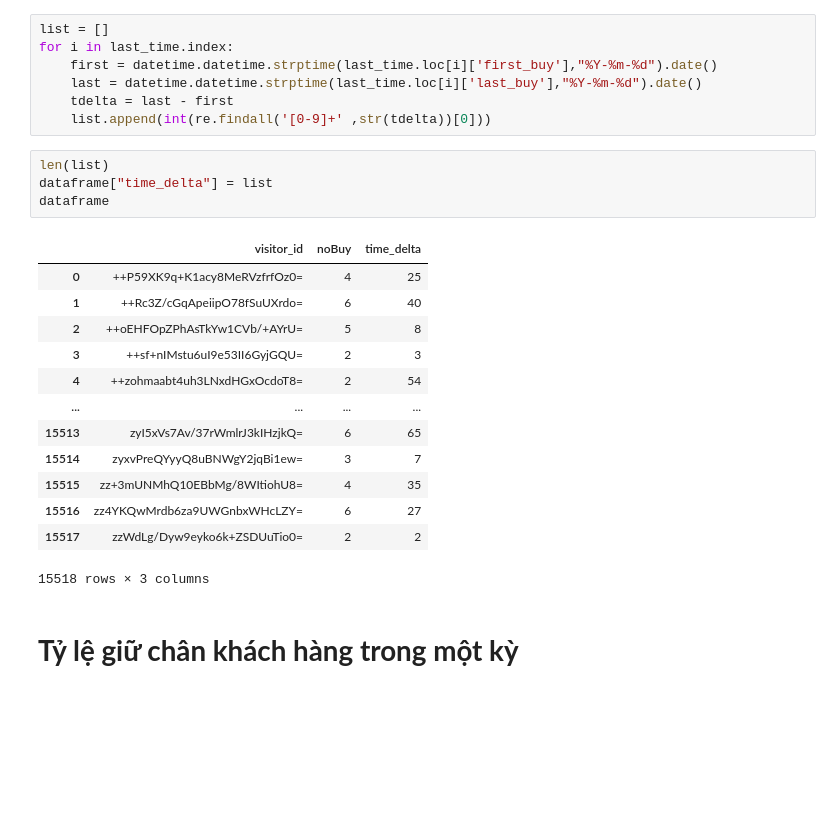
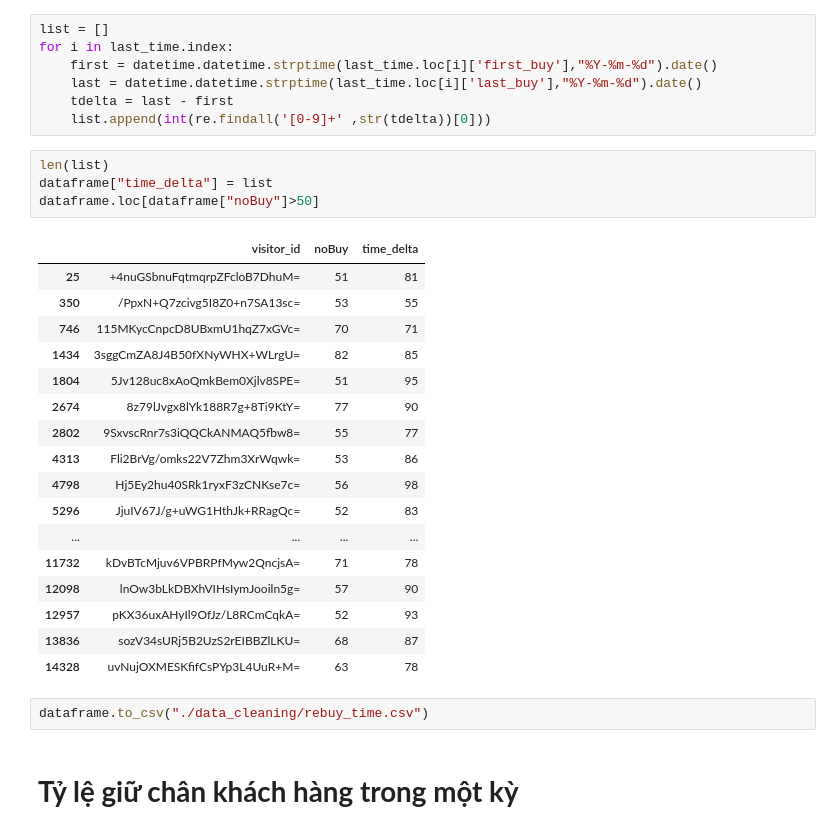
Before and after one commit to Windlee2705/Bussiness-Data-Analyst, a Jupyter notebook: cleaning/communication.ipynb, the cells around one changed output. Drawn from its saved outputs; the diff is of its cells as text; blank space fills up the shorter version.

Commit message:
analyst data report

```diff
--- a/cleaning/communication.ipynb
+++ b/cleaning/communication.ipynb
@@ -406,21 +406,27 @@ for i in last_time.index:
 # %%
 len(list)
 dataframe["time_delta"] = list
-dataframe
+dataframe.loc[dataframe["noBuy"]>50]
 # %% [output]
 |  | visitor_id | noBuy | time_delta |
-| 0 | ++P59XK9q+K1acy8MeRVzfrfOz0= | 4 | 25 |
-| 1 | ++Rc3Z/cGqApeiipO78fSuUXrdo= | 6 | 40 |
-| 2 | ++oEHFOpZPhAsTkYw1CVb/+AYrU= | 5 | 8 |
-| 3 | ++sf+nIMstu6uI9e53II6GyjGQU= | 2 | 3 |
-| 4 | ++zohmaabt4uh3LNxdHGxOcdoT8= | 2 | 54 |
+| 25 | +4nuGSbnuFqtmqrpZFcloB7DhuM= | 51 | 81 |
+| 350 | /PpxN+Q7zcivg5I8Z0+n7SA13sc= | 53 | 55 |
+| 746 | 115MKycCnpcD8UBxmU1hqZ7xGVc= | 70 | 71 |
+| 1434 | 3sggCmZA8J4B50fXNyWHX+WLrgU= | 82 | 85 |
+| 1804 | 5Jv128uc8xAoQmkBem0Xjlv8SPE= | 51 | 95 |
+| 2674 | 8z79lJvgx8lYk188R7g+8Ti9KtY= | 77 | 90 |
+| 2802 | 9SxvscRnr7s3iQQCkANMAQ5fbw8= | 55 | 77 |
+| 4313 | Fli2BrVg/omks22V7Zhm3XrWqwk= | 53 | 86 |
+| 4798 | Hj5Ey2hu40SRk1ryxF3zCNKse7c= | 56 | 98 |
+| 5296 | JjuIV67J/g+uWG1HthJk+RRagQc= | 52 | 83 |
 | ... | ... | ... | ... |
-| 15513 | zyI5xVs7Av/37rWmlrJ3kIHzjkQ= | 6 | 65 |
-| 15514 | zyxvPreQYyyQ8uBNWgY2jqBi1ew= | 3 | 7 |
-| 15515 | zz+3mUNMhQ10EBbMg/8WItiohU8= | 4 | 35 |
-| 15516 | zz4YKQwMrdb6za9UWGnbxWHcLZY= | 6 | 27 |
-| 15517 | zzWdLg/Dyw9eyko6k+ZSDUuTio0= | 2 | 2 |
+| 11732 | kDvBTcMjuv6VPBRPfMyw2QncjsA= | 71 | 78 |
+| 12098 | lnOw3bLkDBXhVIHsIymJooiln5g= | 57 | 90 |
+| 12957 | pKX36uxAHyIl9OfJz/L8RCmCqkA= | 52 | 93 |
+| 13836 | sozV34sURj5B2UzS2rEIBBZlLKU= | 68 | 87 |
+| 14328 | uvNujOXMESKfifCsPYp3L4UuR+M= | 63 | 78 |
-15518 rows × 3 columns
+# %%
+dataframe.to_csv("./data_cleaning/rebuy_time.csv")
 # %% [markdown]
 # **Tỷ lệ giữ chân khách hàng trong một kỳ**
 # %%
```
Also changed, not shown: 18 other files.
